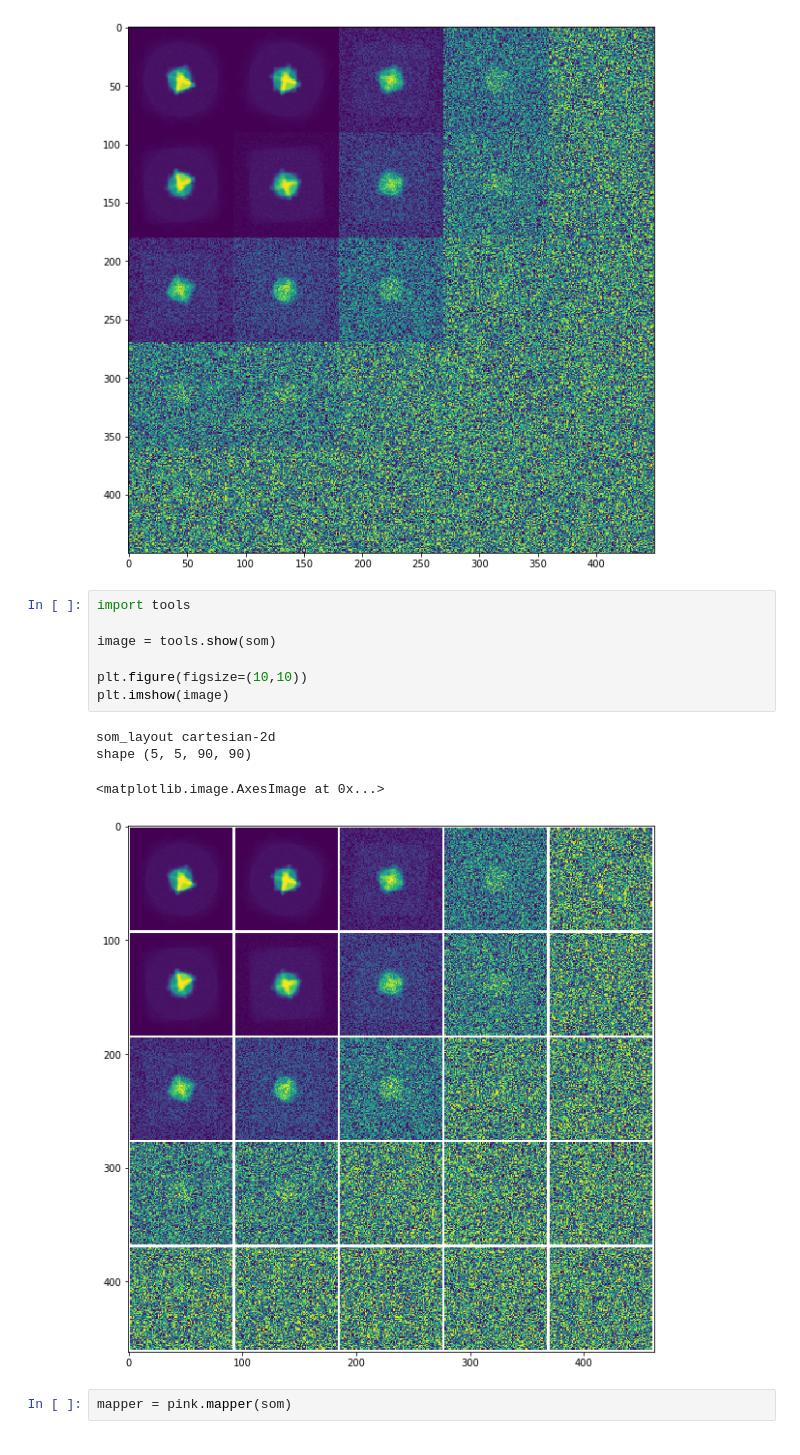
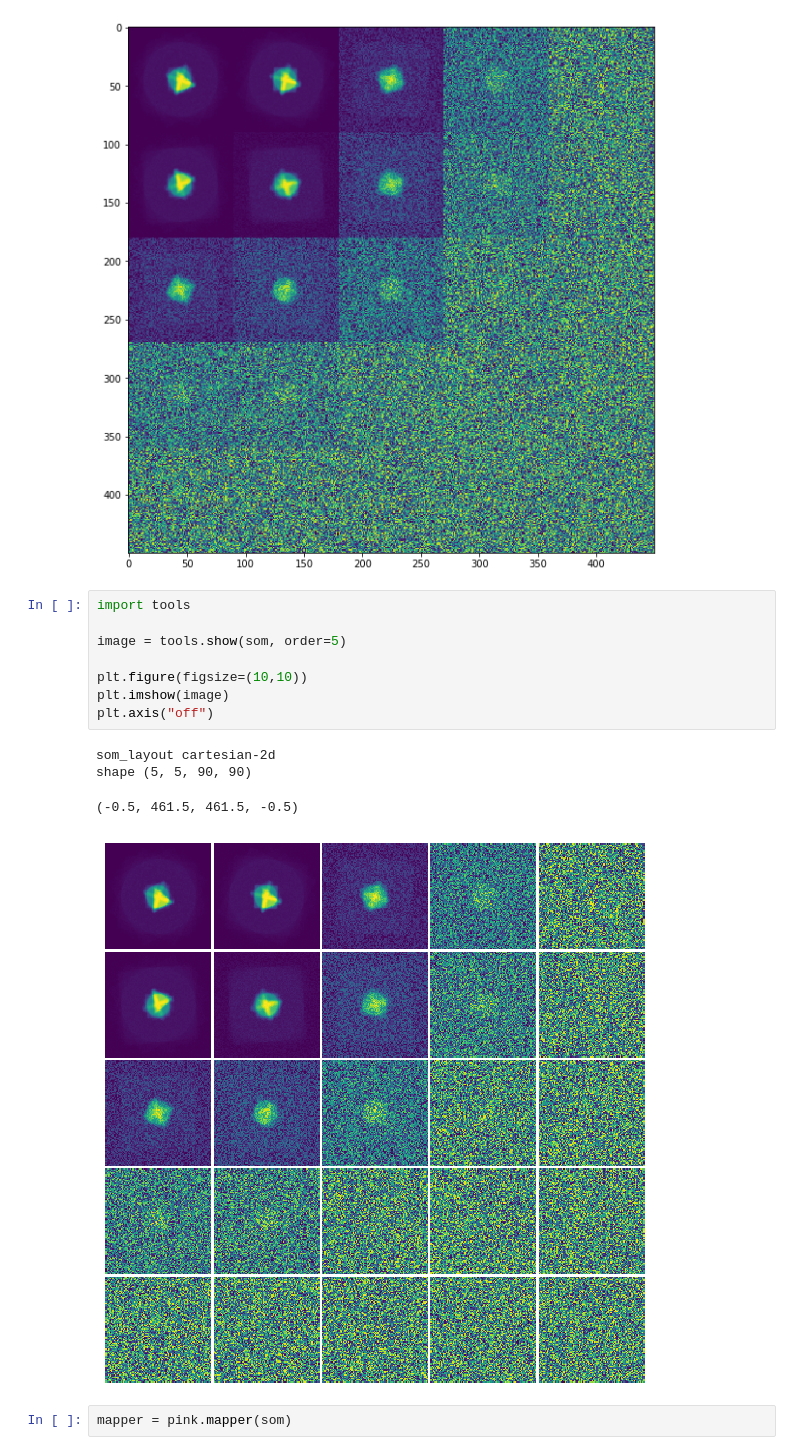
Before and after one commit to HITS-AIN/PINK, a Jupyter notebook: jupyter/notebooks/shapes.ipynb, the cells around one changed output. Cells and saved outputs as stored; diff of their text form.

```diff
--- a/jupyter/notebooks/shapes.ipynb
+++ b/jupyter/notebooks/shapes.ipynb
@@ -60,15 +60,16 @@ plt.grid(False)
 # %%
 import tools
 
-image = tools.show(som)
+image = tools.show(som, order=5)
 
 plt.figure(figsize=(10,10))
 plt.imshow(image)
+plt.axis("off")
 # %% [output]
 som_layout cartesian-2d
 shape (5, 5, 90, 90)
-<matplotlib.image.AxesImage at 0x...>
+(-0.5, 461.5, 461.5, -0.5)
-[figure, old version]
+[figure, new version]
 # %%
 mapper = pink.mapper(som)
 # %%
```
Also changed, not shown: 1 other file.
